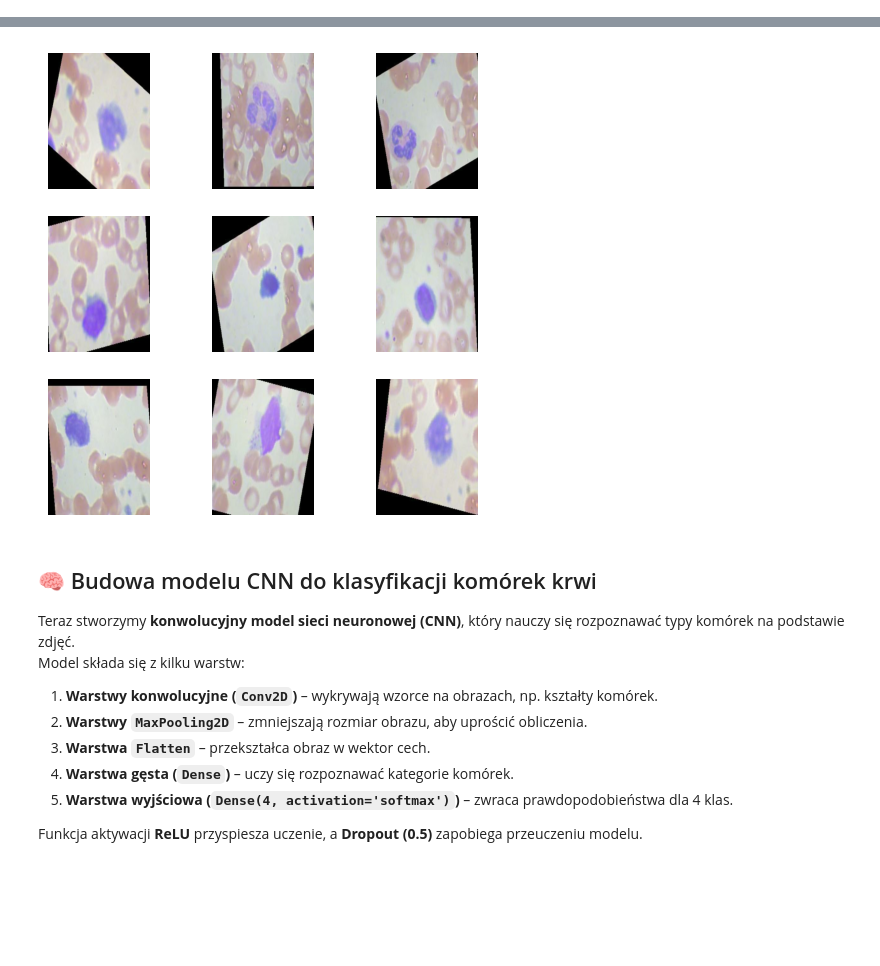
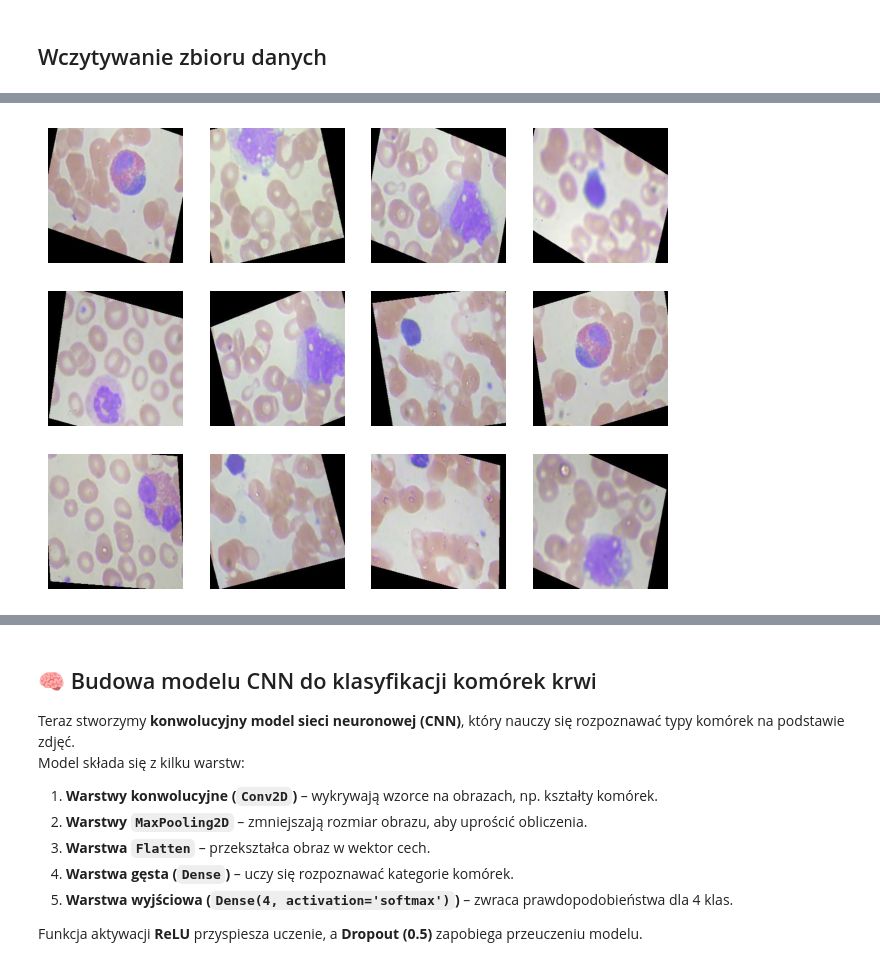
Before and after one commit to Azalurg/ai, a Jupyter notebook: 01_training.ipynb, the cells around one changed output, grey strips where cells are left out. Saved outputs shown, nothing was run; the diff lists cells and outputs as text; code cells hidden in the pictures; blank space fills up the shorter version.

```diff
--- a/01_training.ipynb
+++ b/01_training.ipynb
@@ -1,36 +18,39 @@
+# %% [markdown]
+## Wczytywanie zbioru danych
 # %%
-import tensorflow as tf
-import matplotlib.pyplot as plt
-
 # Parametry
 IMG_SIZE = (320, 240)
+TARGET_SIZE = (240, 240)
 BATCH_SIZE = 32
-DATA_DIR = "images/TRAIN"
+TRAIN_DIR = "images/TRAIN"
+TEST_DIR = "images/TEST"
 
 # Wczytanie zbioru treningowego
 train_dataset = tf.keras.preprocessing.image_dataset_from_directory(
-    DATA_DIR,
-    image_size=IMG_SIZE,
+    TRAIN_DIR,
+    image_size=TARGET_SIZE,
     batch_size=BATCH_SIZE,
     label_mode='categorical'  # Bo mamy więcej niż 2 klasy
 )
 
-# Podział na trening/validację
-train_size = int(0.8 * len(train_dataset))
-val_size = len(train_dataset) - train_size
-train_dataset = train_dataset.take(train_size)
-val_dataset = train_dataset.skip(train_size)
+# Wczytanie zbioru testowego
+test_dataset = tf.keras.preprocessing.image_dataset_from_directory(
+    TEST_DIR,
+    image_size=TARGET_SIZE,
+    batch_size=BATCH_SIZE,
+    label_mode='categorical'  # Bo mamy więcej niż 2 klasy
+)
 
 # Normalizacja wartości pikseli do [0,1]
 normalization_layer = tf.keras.layers.Rescaling(1./255)
 train_dataset = train_dataset.map(lambda x, y: (normalization_layer(x), y))
-val_dataset = val_dataset.map(lambda x, y: (normalization_layer(x), y))
+test_dataset = test_dataset.map(lambda x, y: (normalization_layer(x), y))
 
 # Podgląd danych
-plt.figure(figsize=(6,6))
+plt.figure(figsize=(8,6))
 for images, labels in train_dataset.take(1):
-    for i in range(9):
-        plt.subplot(3,3,i+1)
+    for i in range(12):
+        plt.subplot(3,4,i+1)
         plt.imshow(images[i].numpy())
         plt.axis("off")
     plt.show()
@@ -45,0 +60 @@ To enable the following instructions: AVX2 FMA, in other operations, rebuild Ten
+[figure, new version]
@@ -47,4 +62,3 @@ Found 9957 files belonging to 4 classes.
-[figure, old version]
 # %% [markdown]
 ## 🧠 Budowa modelu CNN do klasyfikacji komórek krwi
 
```
Also changed, not shown: parts of 5 cells of this notebook, 3 other files.
